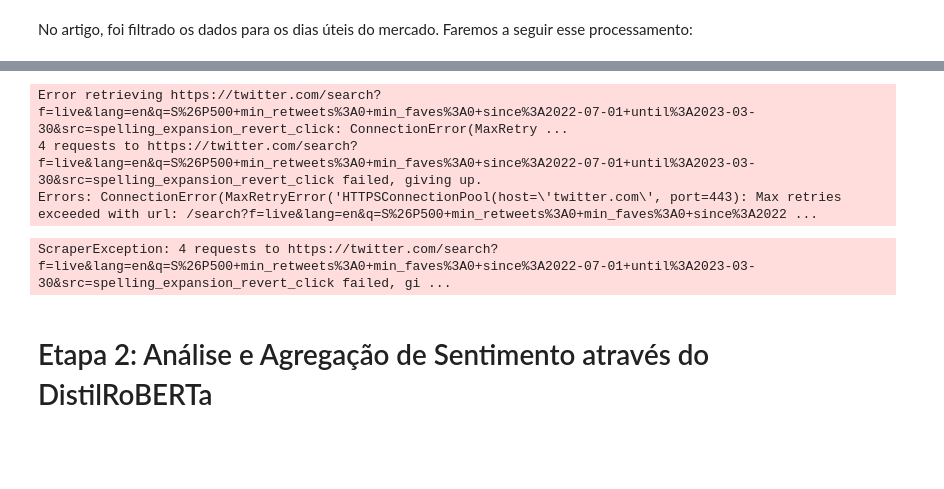
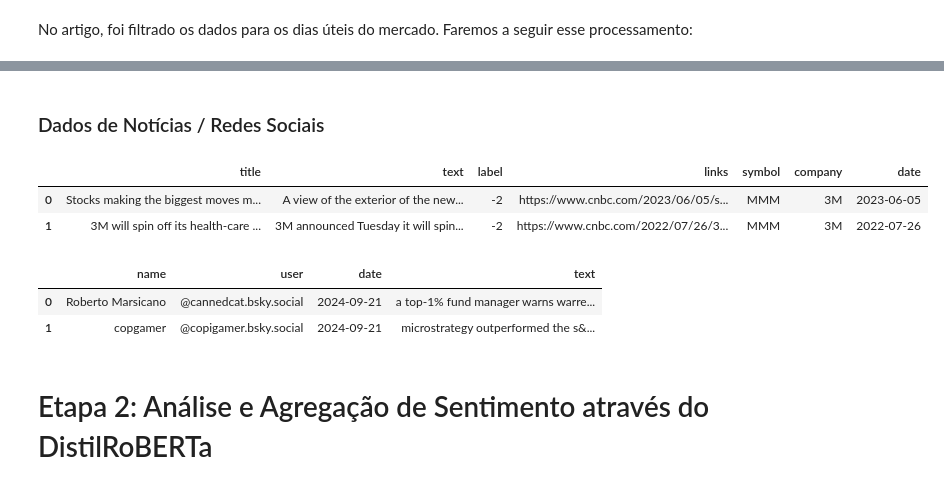
Before and after one commit to erlonL/series-temporais, a Jupyter notebook: projeto2/ST_Projeto2.ipynb, the cells around one changed output, grey strips where cells are left out. Cells and saved outputs as stored; diff of their text form; code cells hidden in the pictures; blank space fills up the shorter version.

```diff
--- a/projeto2/ST_Projeto2.ipynb
+++ b/projeto2/ST_Projeto2.ipynb
@@ -148,20 +99,2 @@ ScraperException: 4 requests to https://api.pushshift.io/reddit/search/submissio
-# %%
-tweets = []
-
-search_query = f'{query} min_retweets:0 min_faves:{min_likes} since:{start_date} until:{end_date}'
-
-for tweet in sntwitter.TwitterSearchScraper(search_query).get_items():
-    # Extract relevant information from the tweet
-    tweet_data = {
-        "tweet": tweet.content,
-        "Date": tweet.date.strftime("%Y-%m-%d %H:%M:%S"),
-    }
-
-    tweets.append(tweet_data)
-
-tweets
-# %% [output]
-Error retrieving https://twitter.com/search?f=live&lang=en&q=S%26P500+min_retweets%3A0+min_faves%3A0+since%3A2022-07-01+until%3A2023-03-30&src=spelling_expansion_revert_click: ConnectionError(MaxRetry ...
-4 requests to https://twitter.com/search?f=live&lang=en&q=S%26P500+min_retweets%3A0+min_faves%3A0+since%3A2022-07-01+until%3A2023-03-30&src=spelling_expansion_revert_click failed, giving up.
-Errors: ConnectionError(MaxRetryError('HTTPSConnectionPool(host=\'twitter.com\', port=443): Max retries exceeded with url: /search?f=live&lang=en&q=S%26P500+min_retweets%3A0+min_faves%3A0+since%3A2022 ...
-ScraperException: 4 requests to https://twitter.com/search?f=live&lang=en&q=S%26P500+min_retweets%3A0+min_faves%3A0+since%3A2022-07-01+until%3A2023-03-30&src=spelling_expansion_revert_click failed, gi ...
+# %% [markdown]
+### Dados de Notícias / Redes Sociais
@@ -168,2 +108,14 @@ ScraperException: 4 requests to https://twitter.com/search?f=live&lang=en&q=S%26
+# %%
+news.head(2)
+# %% [output]
+|  | title | text | label | links | symbol | company | date |
+| 0 | Stocks making the biggest moves m... | A view of the exterior of the new... | -2 | https://www.cnbc.com/2023/06/05/s... | MMM | 3M | 2023-06-05 |
+| 1 | 3M will spin off its health-care ... | 3M announced Tuesday it will spin... | -2 | https://www.cnbc.com/2022/07/26/3... | MMM | 3M | 2022-07-26 |
+# %%
+bsky.head(2)
+# %% [output]
+|  | name | user | date | text |
+| 0 | Roberto Marsicano | @cannedcat.bsky.social | 2024-09-21 | a top-1% fund manager warns warre... |
+| 1 | copgamer | @copigamer.bsky.social | 2024-09-21 | microstrategy outperformed the s&... |
 # %% [markdown]
 # Etapa 2: Análise e Agregação de Sentimento através do DistilRoBERTa
```
Also changed, not shown: parts of 17 cells of this notebook, 22 other files.
